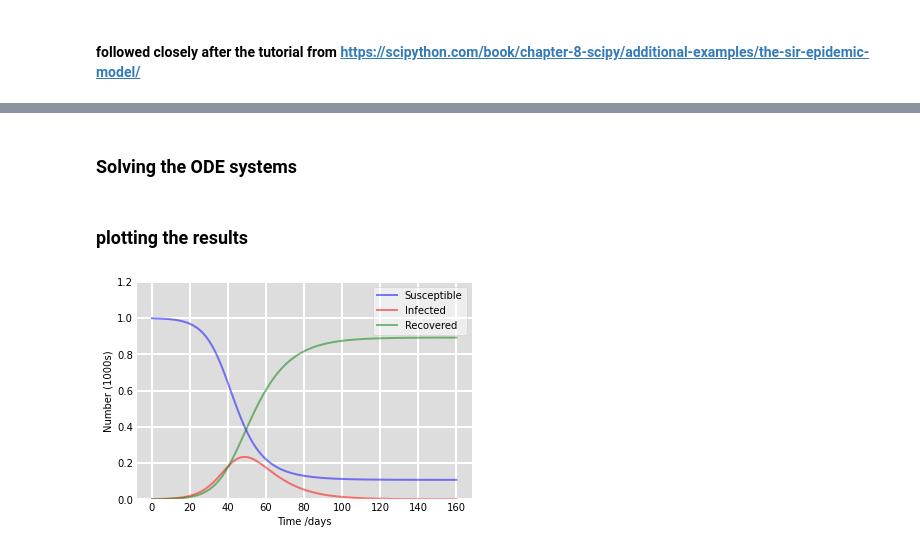
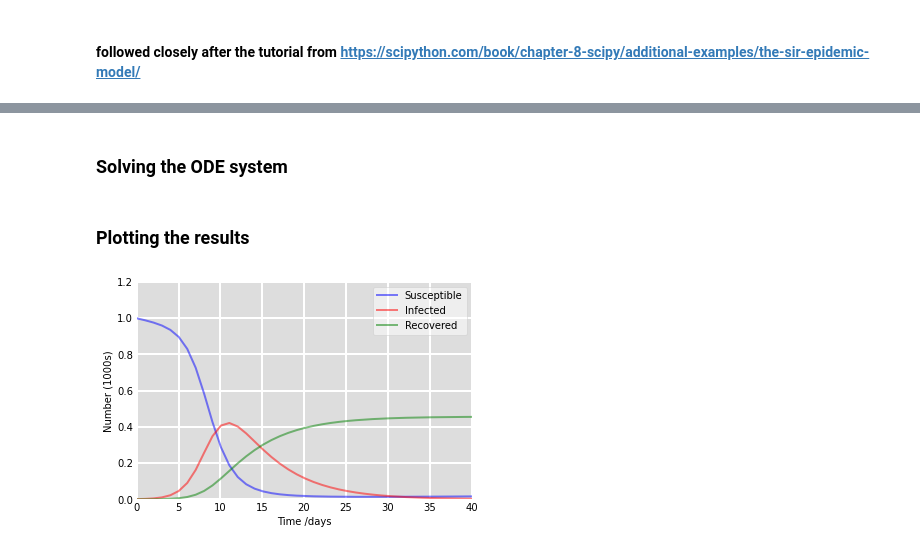
Before and after one commit to mjemons/IDD_TB, a Jupyter notebook: scripts/simulation.ipynb, the cells around one changed output, grey strips where cells are left out. Saved outputs shown, nothing was run; the diff lists cells and outputs as text; code cells hidden in the pictures.

```diff
--- a/scripts/simulation.ipynb
+++ b/scripts/simulation.ipynb
@@ -23,7 +23,7 @@ I0, R0 = 1, 0
 S0 = N - I0 - R0
 
 #contact rate beta and recovery rate gamma
-beta, gamma = 0.25, 1./10
+beta1, gamma1 = 1/N, 1./10
 
 #initial grid
 t = np.linspace(0, 160, 160)
@@ -43,9 +74,15 @@ def SIR (y, t, N, beta, gamma):
 # %%
 #adding birth and death rates to the simple SIR model
-Lambda = 0.75
-deltaS = 0.1
-deltaI = 0.3
-deltaR = 0.1
+
+#parameters given above
+beta2 = 1/N
+gamma2 = 0.1
+
+#parameters to be added
+Lambda = 0.5
+deltaS = 0.01
+deltaI = 0.1
+deltaR = 0.01
 # %%
 #PRE: all variables are positive integers
 #POST: The SIR model with death rates
@@ -58,11 +95,8 @@ def SIRcomplex (y, t, N, beta, gamma, Lambda, deltaS, deltaI, deltaR):
 
     return dSdt, dIdt, dRdt
 # %% [markdown]
-### Solving the ODE systems
+### Solving the ODE system
 # %%
-#initial vector
-y0 = S0, I0, R0
-
 #numerically integrate the ODEs
-sol = odeint(SIR, y0, t, args=(N, beta, gamma))
-S1, I1, R1 = sol.T
+sol = odeint(SIRcomplex, y0, t, args=(N, beta2, gamma2, Lambda, deltaS, deltaI, deltaR))
+S2, I2, R2 = sol.T
@@ -73,22 +103,23 @@ S2, I2, R2 = sol.T
 # %% [markdown]
-### plotting the results
+### Plotting the results
 # %%
 #plot
 fig = plt.figure(facecolor='w')
 ax = fig.add_subplot(111, facecolor='#dddddd', axisbelow=True)
-ax.plot(t, S1/1000, 'b', alpha=0.5, lw=2, label='Susceptible')
-ax.plot(t, I1/1000, 'r', alpha=0.5, lw=2, label='Infected')
-ax.plot(t, R1/1000, 'g', alpha=0.5, lw=2, label='Recovered')
+ax.plot(t, S2/1000, 'b', alpha=0.5, lw=2, label='Susceptible')
+ax.plot(t, I2/1000, 'r', alpha=0.5, lw=2, label='Infected')
+ax.plot(t, R2/1000, 'g', alpha=0.5, lw=2, label='Recovered')
 ax.set_xlabel('Time /days')
 ax.set_ylabel('Number (1000s)')
 ax.set_ylim(0,1.2)
+ax.set_xlim(0, 40)
 ax.yaxis.set_tick_params(length=0)
 ax.xaxis.set_tick_params(length=0)
 ax.grid(b=True, which='major', c='w', lw=2, ls='-')
 legend = ax.legend()
 legend.get_frame().set_alpha(0.5)
 for spine in ('top', 'right', 'bottom', 'left'):
     ax.spines[spine].set_visible(False)
 plt.show()
 # %% [output]
-[figure, old version]
+[figure, new version]
```
Also changed, not shown: parts of 11 cells of this notebook.
